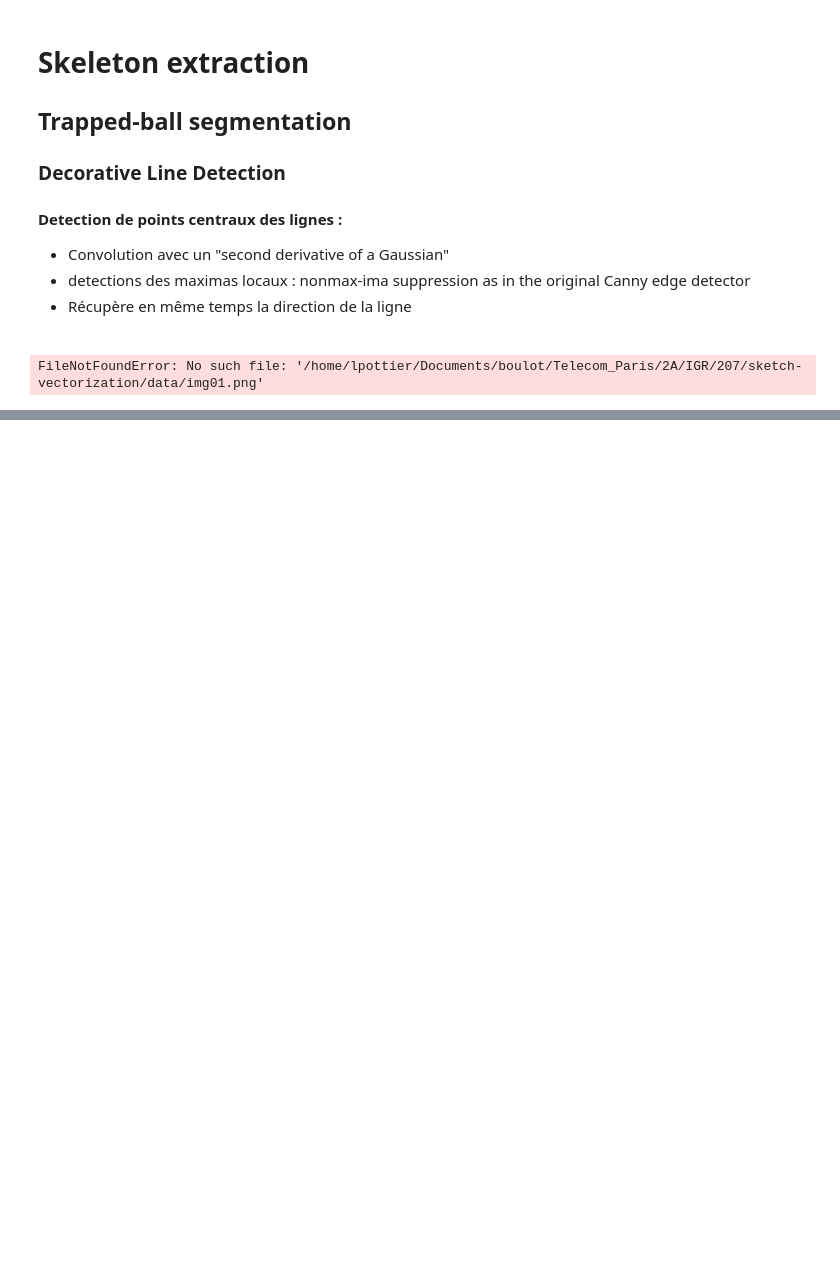
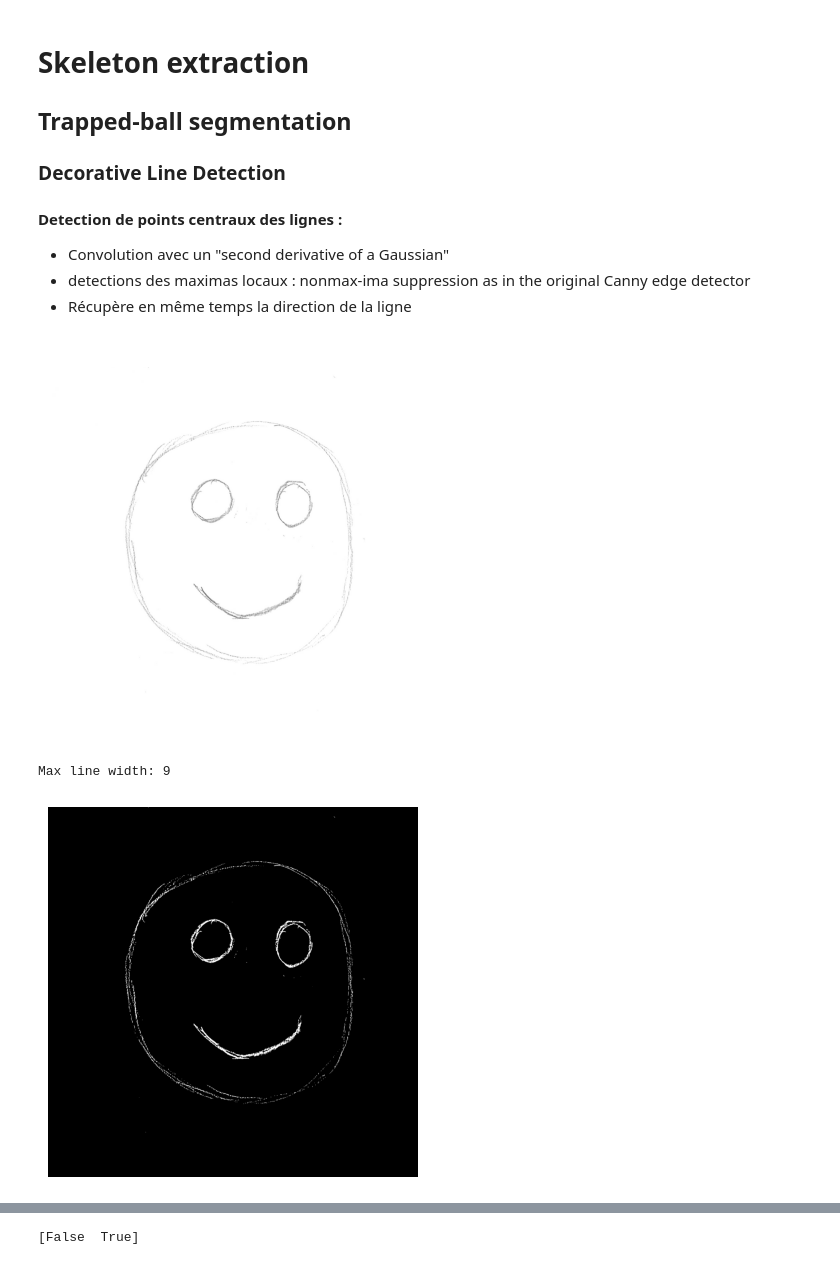
Before and after one commit to rambip/sketch-vectorization, a Jupyter notebook: notebooks/work.ipynb, the cells around one changed output, grey strips where cells are left out. Drawn from its saved outputs; the diff is of its cells as text; code cells hidden in the pictures; blank space fills up the shorter version.

```diff
--- a/notebooks/work.ipynb
+++ b/notebooks/work.ipynb
@@ -15,17 +17,51 @@ import matplotlib.pyplot as plt
 ####
 # %%
 # Skeleton extraction
-from skimage.morphology import skeletonize
+from skimage.morphology import skeletonize, dilation, erosion, remove_small_holes
+from skimage.morphology import disk
+from skimage.filters import threshold_otsu
 
-test_image = io.imread(ROOT_DIR / "data" / "img01.png")
+test_image = io.imread(ROOT_DIR /"data/sketches/smiley.png")
+test_image = test_image[:, :, 0]
 
-print(test_image.shape)
-
-skeleton = skeletonize(test_image)
 plt.imshow(test_image, cmap="gray")
 plt.axis("off")
+plt.show()
+
+t = threshold_otsu(test_image)
+test_image_binary = test_image < t
+
+thicknesses = np.zeros_like(test_image_binary)
+
+c = 1
+max_line_width_detection = test_image_binary.copy()
+while np.sum(max_line_width_detection) > 0:
+    # iterate the erosion
+    tmp = erosion(max_line_width_detection, disk(1))
+    # find the difference
+    diff = max_line_width_detection ^ tmp > 0
+    thicknesses[diff] = c
+    max_line_width_detection = tmp
+    c += 1
+
+print(f"Max line width: {c}")
+
+plt.imshow(thicknesses, cmap="gray")
+plt.axis("off")
+plt.show()
+
+test_image_binary = dilation(test_image_binary, disk(c//2))
+
+plt.imshow(test_image_binary, cmap="gray")
+plt.axis("off")
+plt.show()
+
+skeleton = skeletonize(test_image_binary, method="zhang")
+print(np.unique(skeleton))
 plt.imshow(skeleton, cmap="gray")
 plt.axis("off")
 plt.show()
 # %% [output]
+[figure, added]
-FileNotFoundError: No such file: '/home/lpottier/Documents/boulot/Telecom_Paris/2A/IGR/207/sketch-vectorization/data/img01.png'
+Max line width: 9
+[figure, added]
@@ -31,0 +69 @@ FileNotFoundError: No such file: '/home/lpottier/Documents/boulot/Telecom_Paris/
+[False  True]
```
Also changed, not shown: parts of 4 cells of this notebook.
